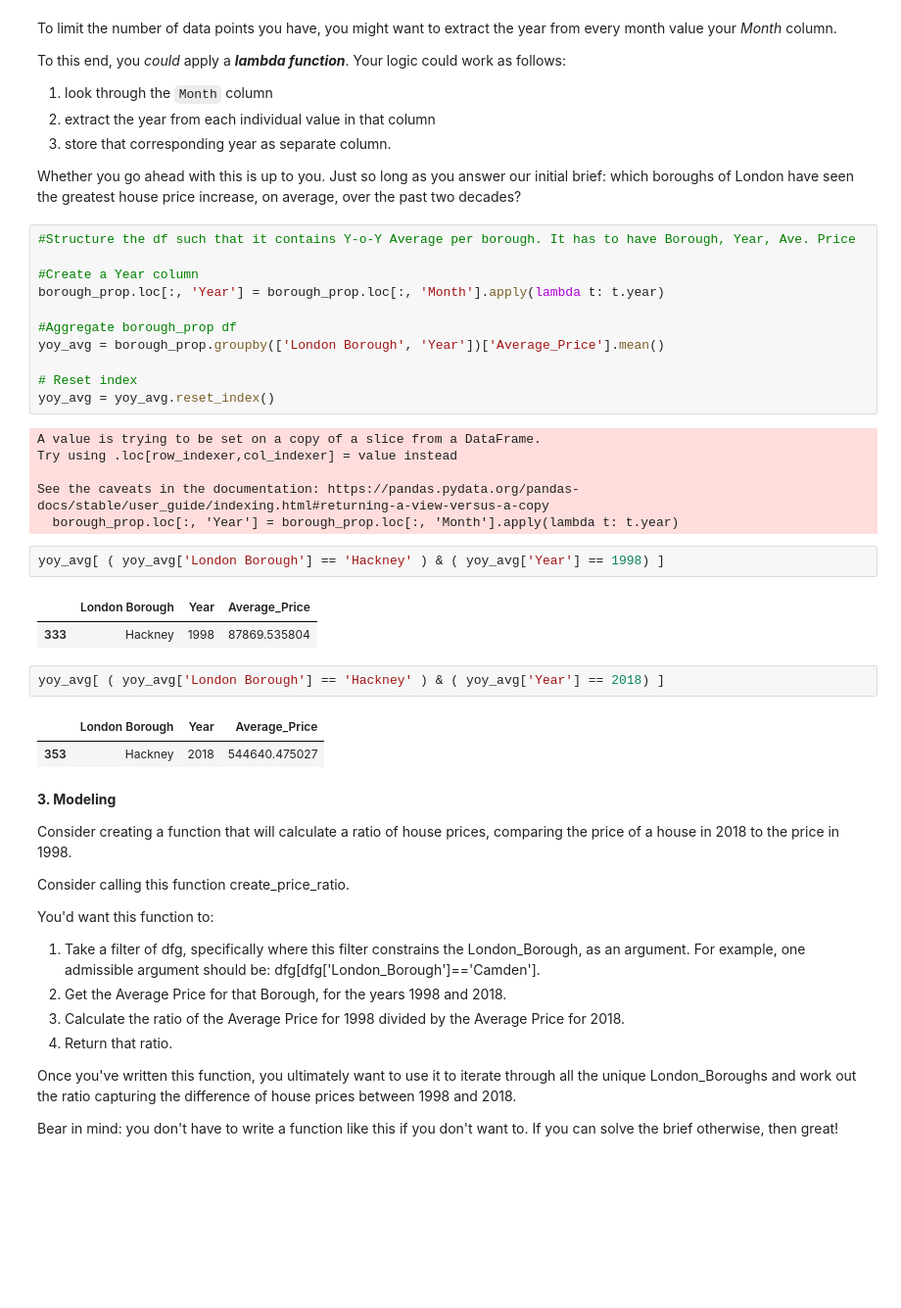
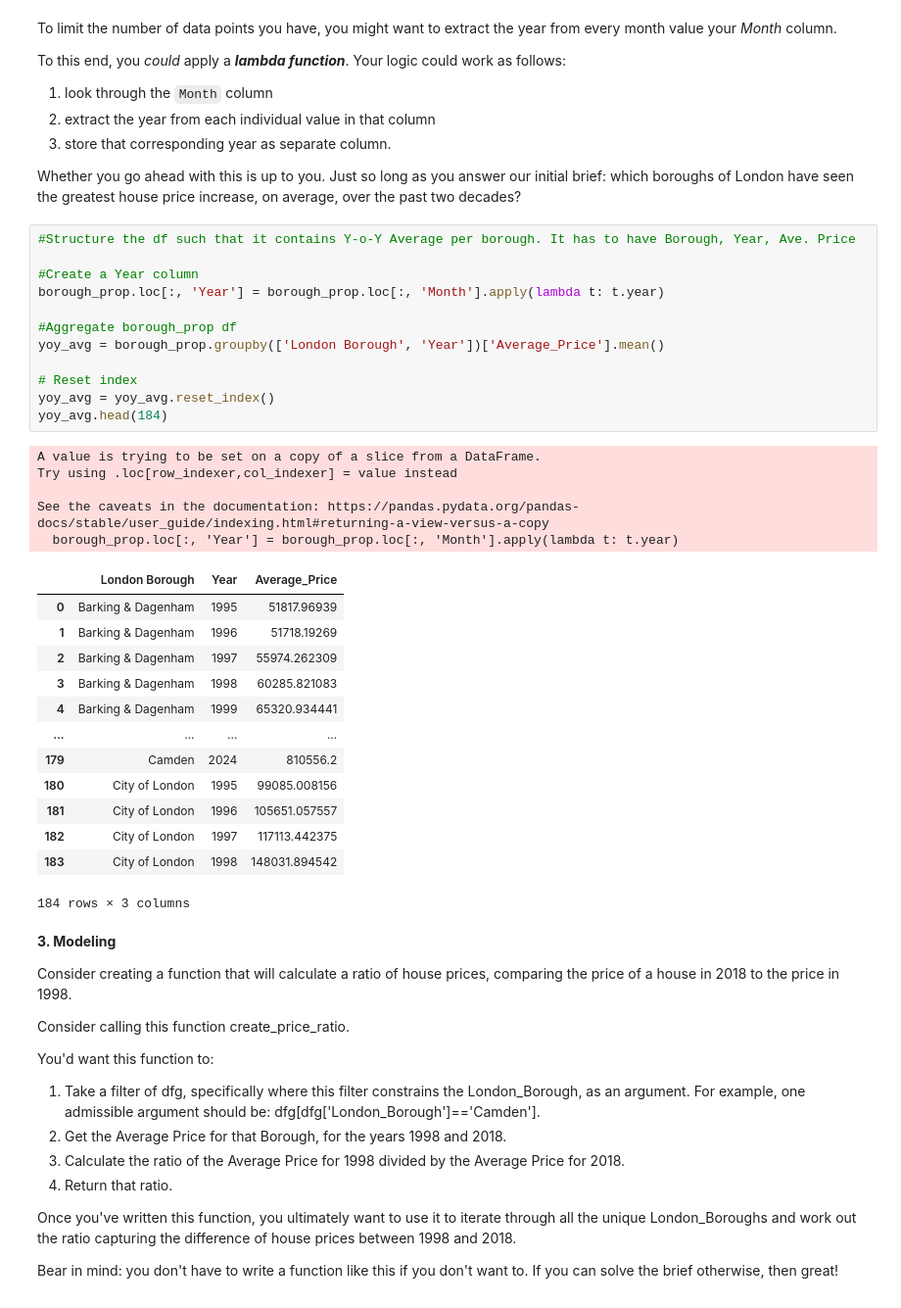
Before and after one commit to ds-edu/Springboard, a Jupyter notebook: Unit_4-T3-Eduardo_Mosada.ipynb, the cells around one changed output. Shown: that part at 98% size. Cells and saved outputs as stored; diff of their text form; blank space fills up the shorter version.

```diff
--- a/Unit_4-T3-Eduardo_Mosada.ipynb
+++ b/Unit_4-T3-Eduardo_Mosada.ipynb
@@ -306,30 +306,34 @@ Whether you go ahead with this is up to you. Just so long as you answer our init
 # %%
 #Structure the df such that it contains Y-o-Y Average per borough. It has to have Borough, Year, Ave. Price
 
 #Create a Year column
 borough_prop.loc[:, 'Year'] = borough_prop.loc[:, 'Month'].apply(lambda t: t.year)
 
 #Aggregate borough_prop df
 yoy_avg = borough_prop.groupby(['London Borough', 'Year'])['Average_Price'].mean()
 
 # Reset index
 yoy_avg = yoy_avg.reset_index()
+yoy_avg.head(184)
 # %% [output]
 A value is trying to be set on a copy of a slice from a DataFrame.
 Try using .loc[row_indexer,col_indexer] = value instead
 
 See the caveats in the documentation: https://pandas.pydata.org/pandas-docs/stable/user_guide/indexing.html#returning-a-view-versus-a-copy
   borough_prop.loc[:, 'Year'] = borough_prop.loc[:, 'Month'].apply(lambda t: t.year)
+|  | London Borough | Year | Average_Price |
+| 0 | Barking & Dagenham | 1995 | 51817.96939 |
+| 1 | Barking & Dagenham | 1996 | 51718.19269 |
+| 2 | Barking & Dagenham | 1997 | 55974.262309 |
+| 3 | Barking & Dagenham | 1998 | 60285.821083 |
+| 4 | Barking & Dagenham | 1999 | 65320.934441 |
+| ... | ... | ... | ... |
+| 179 | Camden | 2024 | 810556.2 |
+| 180 | City of London | 1995 | 99085.008156 |
+| 181 | City of London | 1996 | 105651.057557 |
+| 182 | City of London | 1997 | 117113.442375 |
+| 183 | City of London | 1998 | 148031.894542 |
+184 rows × 3 columns
-# %%
-yoy_avg[ ( yoy_avg['London Borough'] == 'Hackney' ) & ( yoy_avg['Year'] == 1998) ]
-# %% [output]
-|  | London Borough | Year | Average_Price |
-| 333 | Hackney | 1998 | 87869.535804 |
-# %%
-yoy_avg[ ( yoy_avg['London Borough'] == 'Hackney' ) & ( yoy_avg['Year'] == 2018) ]
-# %% [output]
-|  | London Borough | Year | Average_Price |
-| 353 | Hackney | 2018 | 544640.475027 |
 # %% [markdown]
 **3. Modeling**
 
```
Also changed, not shown: parts of 3 cells of this notebook.
